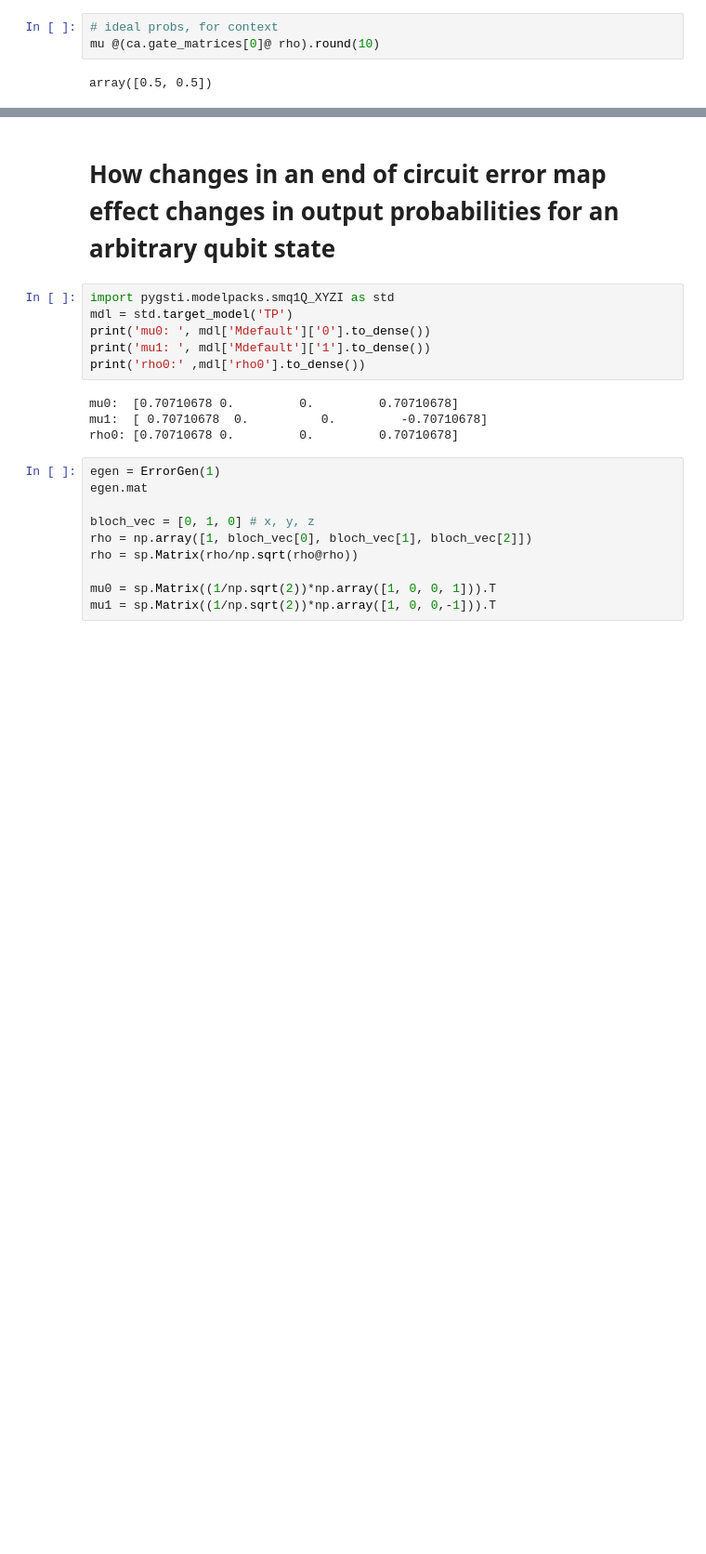
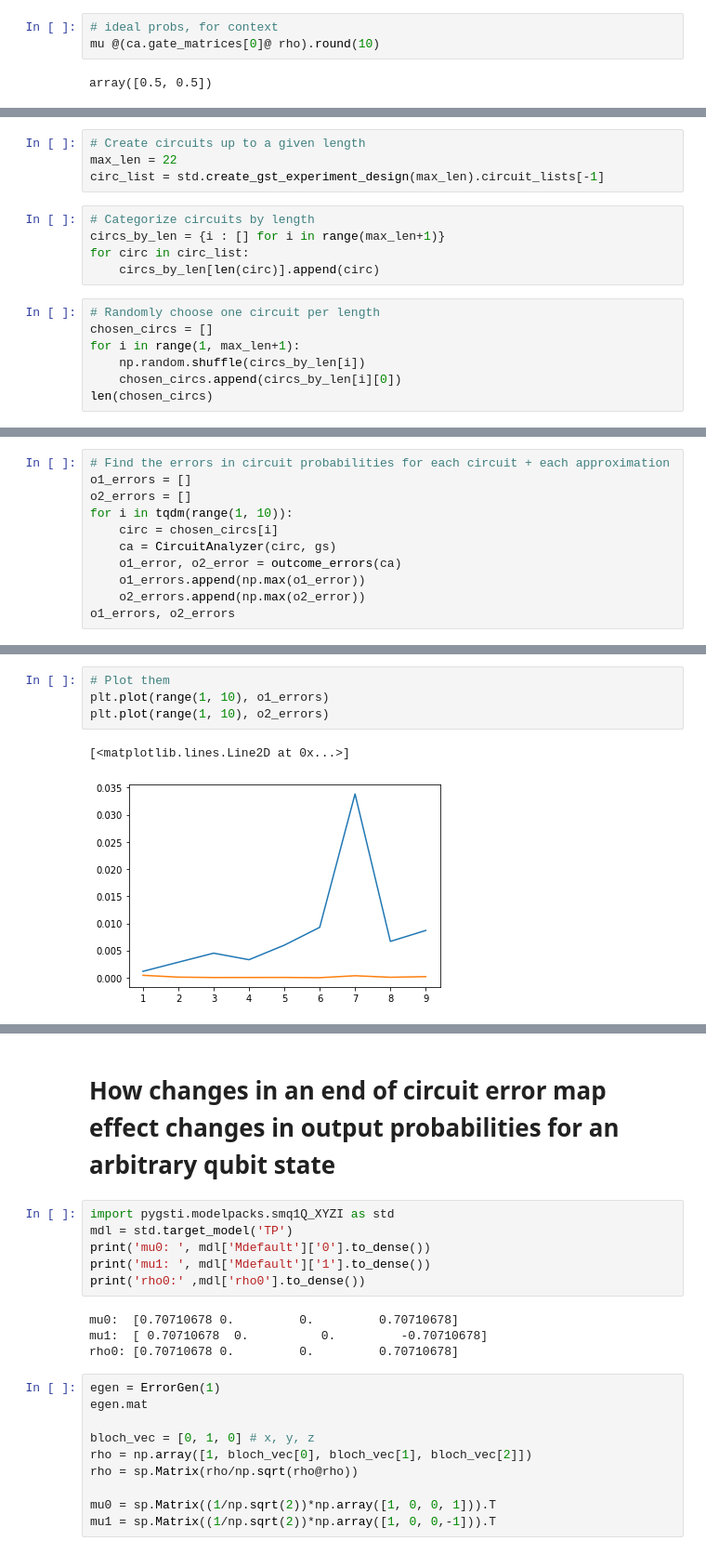
Before and after one commit to kharazity/gauge_proj, a Jupyter notebook: pygsti_version.ipynb, the cells around one changed output, grey strips where cells are left out. Shown at 93% size. Drawn from its saved outputs; the diff is of its cells as text; blank space fills up the shorter version.

Commit message:
Fixed code to simulate circuits (was multiplying error matrices in the wrong order). Added code to test approximation accuracy for increasing lengths of circuits.

```diff
--- a/pygsti_version.ipynb
+++ b/pygsti_version.ipynb
@@ -693,0 +648,16 @@ outcome_errors(ca)
+# %%
+# Create circuits up to a given length
+max_len = 22
+circ_list = std.create_gst_experiment_design(max_len).circuit_lists[-1]
+# %%
+# Categorize circuits by length
+circs_by_len = {i : [] for i in range(max_len+1)}
+for circ in circ_list:
+    circs_by_len[len(circ)].append(circ)
+# %%
+# Randomly choose one circuit per length
+chosen_circs = []
+for i in range(1, max_len+1):
+    np.random.shuffle(circs_by_len[i])
+    chosen_circs.append(circs_by_len[i][0])
+len(chosen_circs)
@@ -693,0 +666,11 @@ outcome_errors(ca)
+# %%
+# Find the errors in circuit probabilities for each circuit + each approximation
+o1_errors = []
+o2_errors = []
+for i in tqdm(range(1, 10)):
+    circ = chosen_circs[i]
+    ca = CircuitAnalyzer(circ, gs)
+    o1_error, o2_error = outcome_errors(ca)
+    o1_errors.append(np.max(o1_error))
+    o2_errors.append(np.max(o2_error))
+o1_errors, o2_errors
@@ -693,0 +696,7 @@ outcome_errors(ca)
+# %%
+# Plot them
+plt.plot(range(1, 10), o1_errors)
+plt.plot(range(1, 10), o2_errors)
+# %% [output]
+[<matplotlib.lines.Line2D at 0x...>]
+[figure, added]
```
Also changed, not shown: parts of 32 cells of this notebook.
